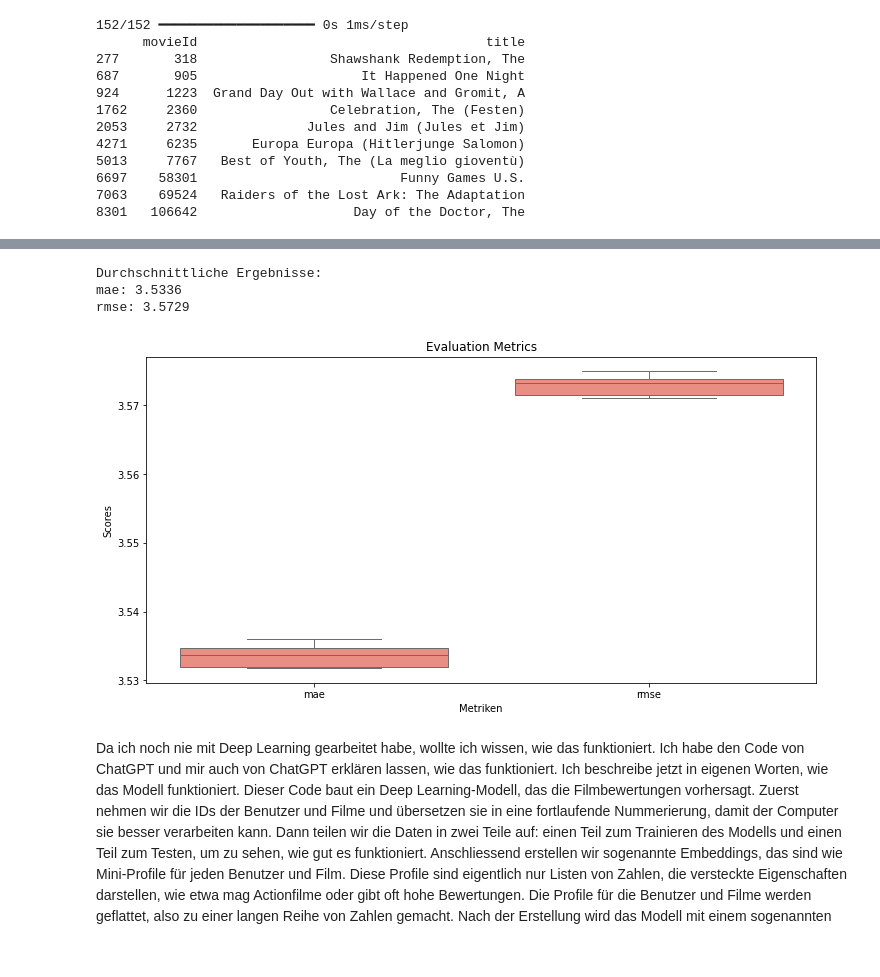
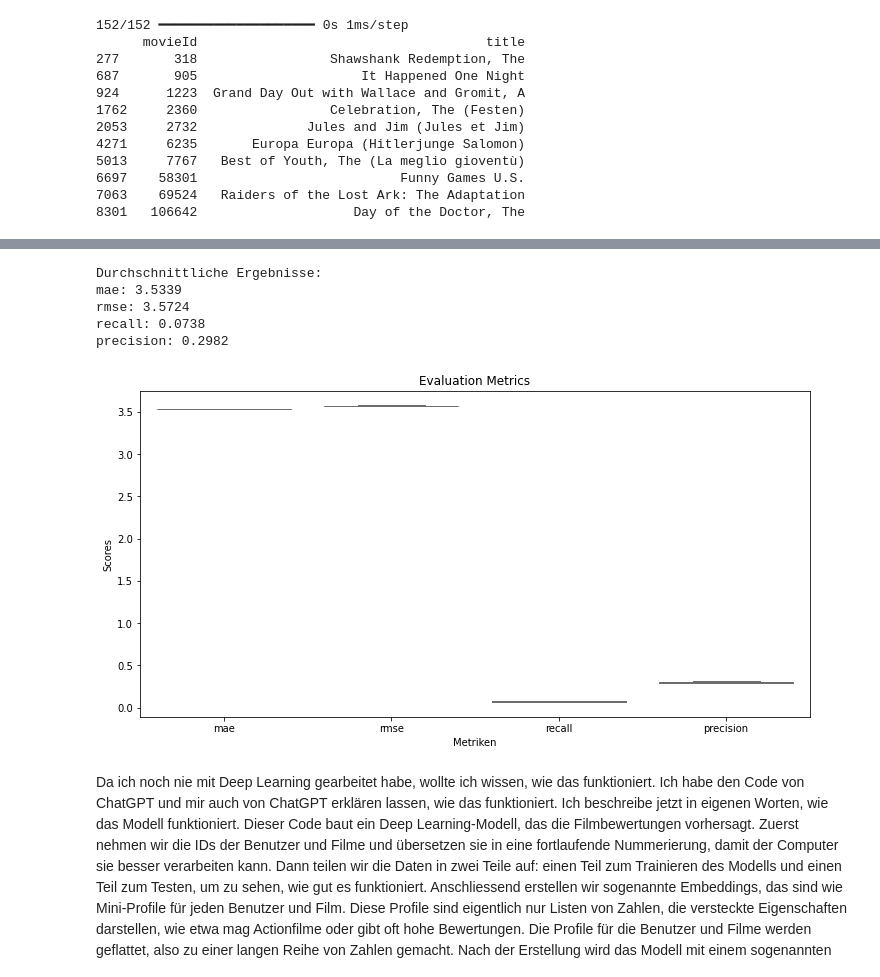
Before and after one commit to ChantalGisler/Recommender-Systems, a Jupyter notebook: RSY_ MiniChallenge_FS24.ipynb, the cells around one changed output, grey strips where cells are left out. Saved outputs shown, nothing was run; the diff lists cells and outputs as text; code cells hidden in the pictures.

```diff
--- a/RSY_ MiniChallenge_FS24.ipynb
+++ b/RSY_ MiniChallenge_FS24.ipynb
@@ -2382,17 +2514,14 @@ Empfohlene Filme für Benutzer 2:
 # %%
-# Create the RecommenderEvaluator object
+# Metriken für die grosse Matrix
 user_item_matrix_np= np.array(user_item_matrix) # Weil VS Code sonst Probleme macht
-evaluator = RecommenderEvaluator(user_item_matrix_np, metrics=["mae", "rmse"])
-
-# Evaluate the recommendations for multiple iterations
+evaluator = RecommenderEvaluator(user_item_matrix_np, metrics=["mae", "rmse", "precision", "recall"])
 evaluator.evaluation_loop()
 
-# Print the average results
 print("Durchschnittliche Ergebnisse:")
 for metric, scores in evaluator.results.items():
     print(f"{metric}: {np.mean(scores):.4f}")
 
-# Visualize the results (optional)
+# Plot
 evaluator.plot_results()
 # %% [output]
 Durchschnittliche Ergebnisse:
@@ -2463,7 +2594,7 @@ recommended_movies = movies[movies['movieId'].isin(recommended_movie_ids)]
 
 # Create the RecommenderEvaluator object
 user_item_matrix_np= np.array(user_item_matrix) # Weil VS Code sonst Probleme macht
-evaluator = RecommenderEvaluator(user_item_matrix_np, metrics=["mae", "rmse"])
+evaluator = RecommenderEvaluator(user_item_matrix_np, metrics=["mae", "rmse", "precision", "recall"])
 
 # Evaluate the recommendations for multiple iterations
 evaluator.evaluation_loop()
@@ -2483,2 +2616,14 @@ rmse: 3.5713
 # %% [markdown]
 *Diskussion zum Plot*: Ich habe die Parameter mit verschiedenen Zahlen getestet und die Werte verändern sich kaum.
+# %%
+# Metriken für die kleinere Matrix
+smaller_matrix_np= np.array(smaller_matrix) # Weil VS Code sonst Probleme macht
+evaluator = RecommenderEvaluator(smaller_matrix_np, metrics=["mae", "rmse", "precision", "recall"])
+evaluator.evaluation_loop()
+
+print("Durchschnittliche Ergebnisse:")
+for metric, scores in evaluator.results.items():
+    print(f"{metric}: {np.mean(scores):.4f}")
+
+# Plot
+evaluator.plot_results()
@@ -2628,3 +2780,15 @@ print(recommendations)
 6697    58301                          Funny Games U.S.
 7063    69524   Raiders of the Lost Ark: The Adaptation
 8301   106642                    Day of the Doctor, The
+# %%
+# Metriken berechnen für die kleinere Matrix
+smaller_matrix_np= np.array(smaller_matrix) # Weil VS Code sonst Probleme macht
+evaluator = RecommenderEvaluator(smaller_matrix_np, metrics=["mae", "rmse", "recall", "precision"])
+evaluator.evaluation_loop()
+
+print("Durchschnittliche Ergebnisse:")
+for metric, scores in evaluator.results.items():
+    print(f"{metric}: {np.mean(scores):.4f}")
+
+# Plot
+evaluator.plot_results()
@@ -2631,23 +2802,22 @@ print(recommendations)
 # %%
-# Create the RecommenderEvaluator object
+# Metriken berechnen für die grosse Matrix
 user_item_matrix_np= np.array(user_item_matrix) # Weil VS Code sonst Probleme macht
-evaluator = RecommenderEvaluator(user_item_matrix_np, metrics=["mae", "rmse"])
-
-# Evaluate the recommendations for multiple iterations
+evaluator = RecommenderEvaluator(user_item_matrix_np, metrics=["mae", "rmse", "recall", "precision"])
 evaluator.evaluation_loop()
 
-# Print the average results
 print("Durchschnittliche Ergebnisse:")
 for metric, scores in evaluator.results.items():
     print(f"{metric}: {np.mean(scores):.4f}")
 
-# Visualize the results (optional)
+# Plot
 evaluator.plot_results()
 # %% [output]
 Durchschnittliche Ergebnisse:
-mae: 3.5336
-rmse: 3.5729
+mae: 3.5339
+rmse: 3.5724
+recall: 0.0738
+precision: 0.2982
-[figure, old version]
+[figure, new version]
 # %% [markdown]
 Da ich noch nie mit Deep Learning gearbeitet habe, wollte ich wissen, wie das funktioniert. Ich habe den Code von ChatGPT und mir auch von ChatGPT erklären lassen, wie das funktioniert. Ich beschreibe jetzt in eigenen Worten, wie das Modell funktioniert. Dieser Code baut ein Deep Learning-Modell, das die Filmbewertungen vorhersagt. Zuerst nehmen wir die IDs der Benutzer und Filme und übersetzen sie in eine fortlaufende Nummerierung, damit der Computer sie besser verarbeiten kann. Dann teilen wir die Daten in zwei Teile auf: einen Teil zum Trainieren des Modells und einen Teil zum Testen, um zu sehen, wie gut es funktioniert. Anschliessend erstellen wir sogenannte Embeddings, das sind wie Mini-Profile für jeden Benutzer und Film. Diese Profile sind eigentlich nur Listen von Zahlen, die versteckte Eigenschaften darstellen, wie etwa mag Actionfilme oder gibt oft hohe Bewertungen. Die Profile für die Benutzer und Filme werden geflattet, also zu einer langen Reihe von Zahlen gemacht. Nach der Erstellung wird das Modell mit einem sogenannten Adam-Optimierer trainiert, was bedeutet, dass es Schritt für Schritt lernt, Vorhersagen genauer zu machen. Man arbeitet mit dem MSE, die dem Modell sagt, wie weit die Vorhersagen von den echten Bewertungen entfernt sind.
 Am Ende lassen wir das Modell fünf Mal durch die Daten laufen und nutzen eine Batch-Grösse von 64, was bedeutet, dass immer 64 Datensätze gleichzeitig verarbeitet werden. Ziel des Modells ist es, die Bewertungen, die ein Benutzer für einen Film abgeben würde, genau vorherzusagen, basierend auf den Bewertungen von ähnlichen Filme.
```
Also changed, not shown: parts of 21 cells of this notebook.
